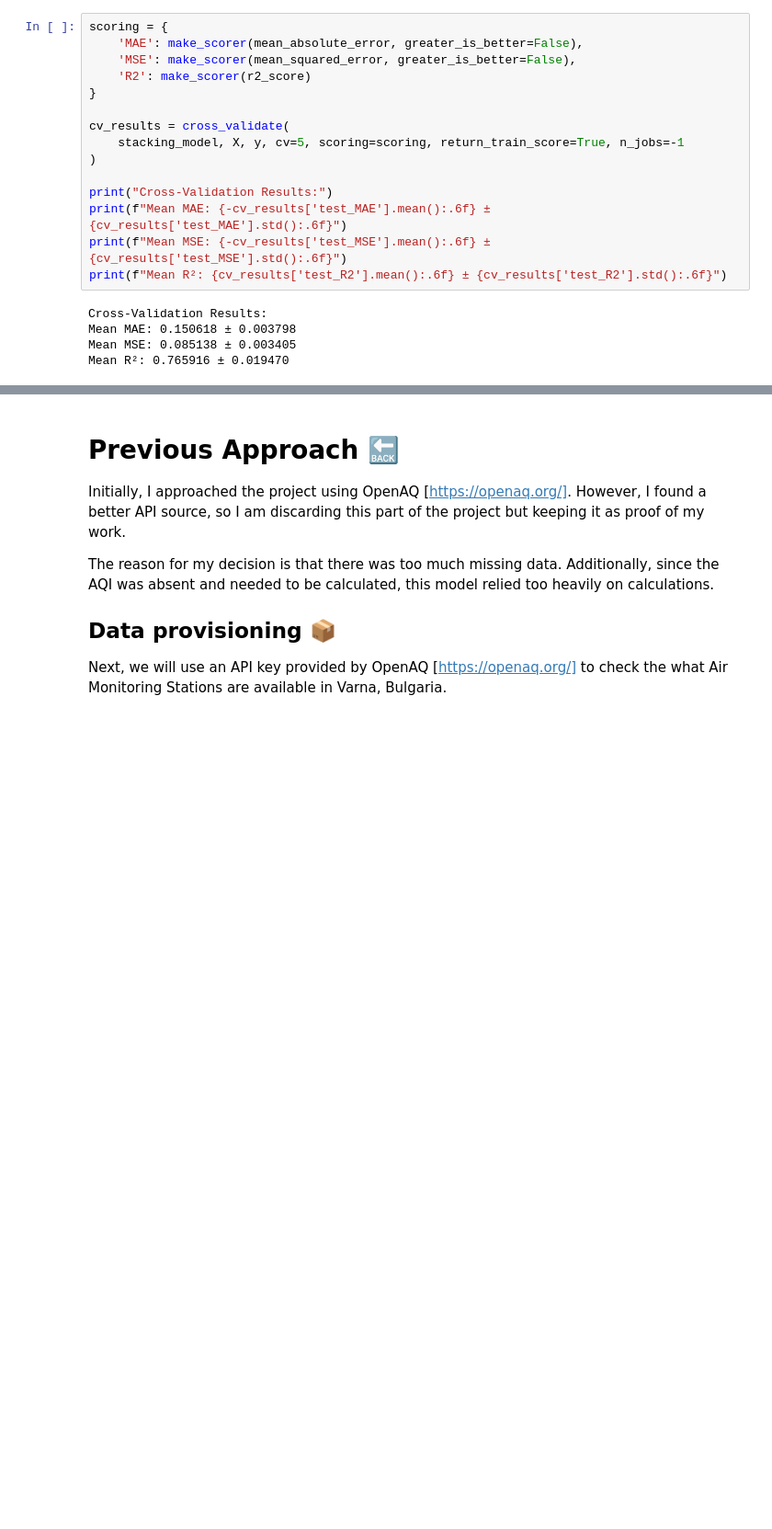
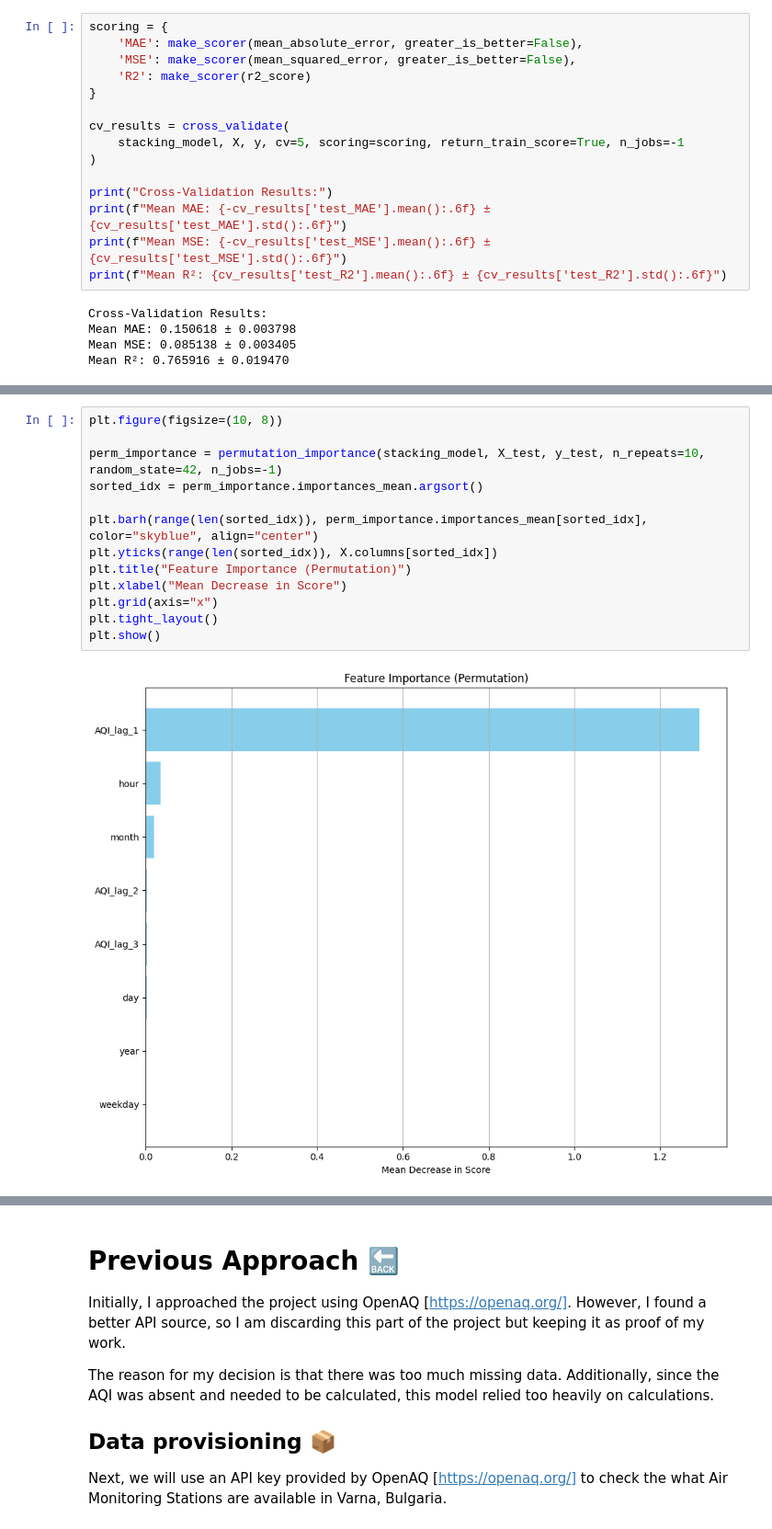
Before and after one commit to ivetkalchev/VarnaAir, a Jupyter notebook: varnaair.ipynb, the cells around one changed output, grey strips where cells are left out. Shown at 92% size. Drawn from its saved outputs; the diff is of its cells as text; blank space fills up the shorter version.

```diff
--- a/varnaair.ipynb
+++ b/varnaair.ipynb
@@ -877,0 +953,15 @@ If you prioritize simplicity and speed, LGBM is an excellent choice. However, if
+# %%
+plt.figure(figsize=(10, 8))
+
+perm_importance = permutation_importance(stacking_model, X_test, y_test, n_repeats=10, random_state=42, n_jobs=-1)
+sorted_idx = perm_importance.importances_mean.argsort()
+
+plt.barh(range(len(sorted_idx)), perm_importance.importances_mean[sorted_idx], color="skyblue", align="center")
+plt.yticks(range(len(sorted_idx)), X.columns[sorted_idx])
+plt.title("Feature Importance (Permutation)")
+plt.xlabel("Mean Decrease in Score")
+plt.grid(axis="x")
+plt.tight_layout()
+plt.show()
+# %% [output]
+[figure, added]
```
Also changed, not shown: parts of 24 cells of this notebook, 4 other files.
